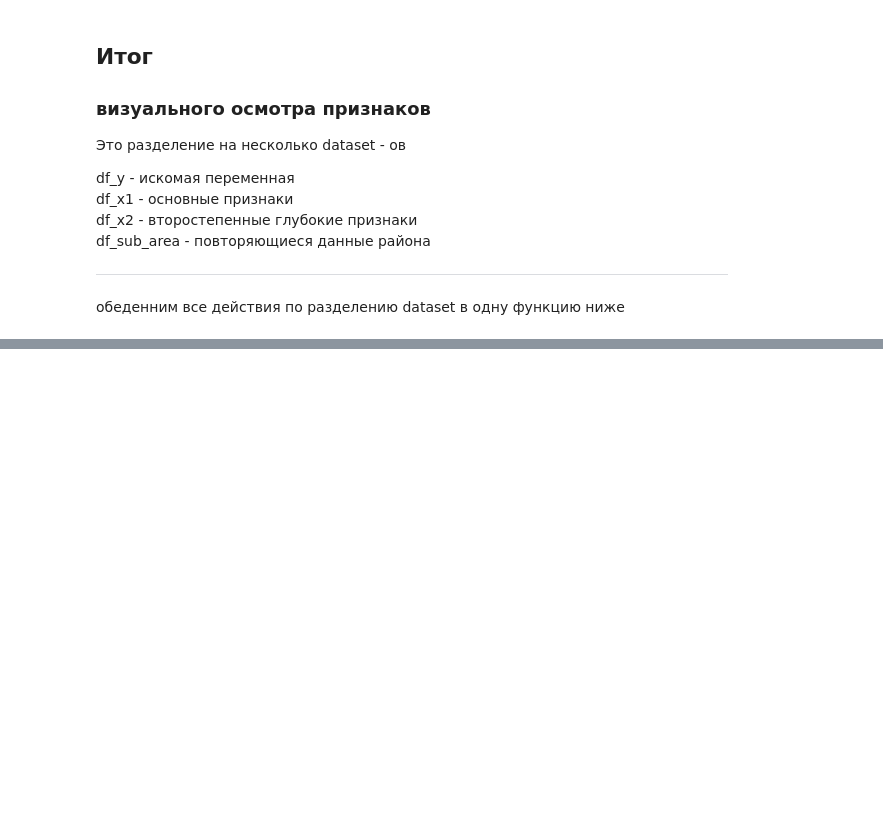
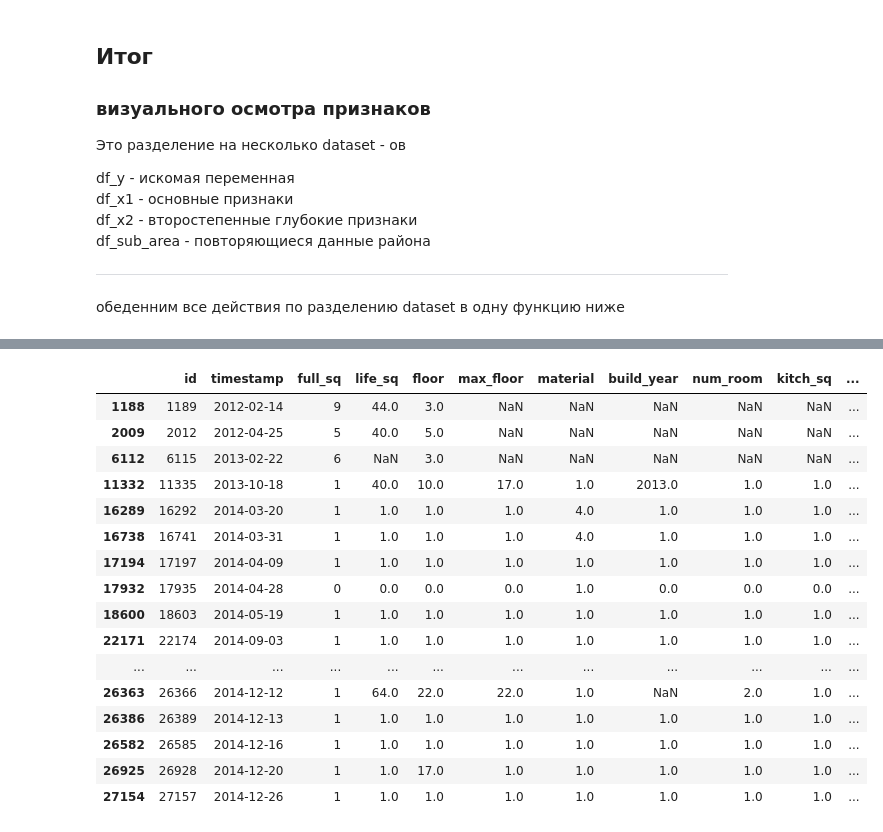
Before and after one commit to warshtayner/moscow_apartments, a Jupyter notebook: EDA.ipynb, the cells around one changed output, grey strips where cells are left out. Cells and saved outputs as stored; diff of their text form; code cells hidden in the pictures; blank space fills up the shorter version.

```diff
--- a/EDA.ipynb
+++ b/EDA.ipynb
@@ -149,0 +194,21 @@ df_sub_area
+# %%
+# ошибочные значения по нижней границы
+df_x1[df_x1['full_sq'] < 10]
+# %% [output]
+|  | id | timestamp | full_sq | life_sq | floor | max_floor | material | build_year | num_room | kitch_sq | ... |
+| 1188 | 1189 | 2012-02-14 | 9 | 44.0 | 3.0 | NaN | NaN | NaN | NaN | NaN | ... |
+| 2009 | 2012 | 2012-04-25 | 5 | 40.0 | 5.0 | NaN | NaN | NaN | NaN | NaN | ... |
+| 6112 | 6115 | 2013-02-22 | 6 | NaN | 3.0 | NaN | NaN | NaN | NaN | NaN | ... |
+| 11332 | 11335 | 2013-10-18 | 1 | 40.0 | 10.0 | 17.0 | 1.0 | 2013.0 | 1.0 | 1.0 | ... |
+| 16289 | 16292 | 2014-03-20 | 1 | 1.0 | 1.0 | 1.0 | 4.0 | 1.0 | 1.0 | 1.0 | ... |
+| 16738 | 16741 | 2014-03-31 | 1 | 1.0 | 1.0 | 1.0 | 4.0 | 1.0 | 1.0 | 1.0 | ... |
+| 17194 | 17197 | 2014-04-09 | 1 | 1.0 | 1.0 | 1.0 | 1.0 | 1.0 | 1.0 | 1.0 | ... |
+| 17932 | 17935 | 2014-04-28 | 0 | 0.0 | 0.0 | 0.0 | 1.0 | 0.0 | 0.0 | 0.0 | ... |
+| 18600 | 18603 | 2014-05-19 | 1 | 1.0 | 1.0 | 1.0 | 1.0 | 1.0 | 1.0 | 1.0 | ... |
+| 22171 | 22174 | 2014-09-03 | 1 | 1.0 | 1.0 | 1.0 | 1.0 | 1.0 | 1.0 | 1.0 | ... |
+| ... | ... | ... | ... | ... | ... | ... | ... | ... | ... | ... | ... |
+| 26363 | 26366 | 2014-12-12 | 1 | 64.0 | 22.0 | 22.0 | 1.0 | NaN | 2.0 | 1.0 | ... |
+| 26386 | 26389 | 2014-12-13 | 1 | 1.0 | 1.0 | 1.0 | 1.0 | 1.0 | 1.0 | 1.0 | ... |
+| 26582 | 26585 | 2014-12-16 | 1 | 1.0 | 1.0 | 1.0 | 1.0 | 1.0 | 1.0 | 1.0 | ... |
+| 26925 | 26928 | 2014-12-20 | 1 | 1.0 | 17.0 | 1.0 | 1.0 | 1.0 | 1.0 | 1.0 | ... |
+| 27154 | 27157 | 2014-12-26 | 1 | 1.0 | 1.0 | 1.0 | 1.0 | 1.0 | 1.0 | 1.0 | ... |
```
Also changed, not shown: parts of 10 cells of this notebook.
